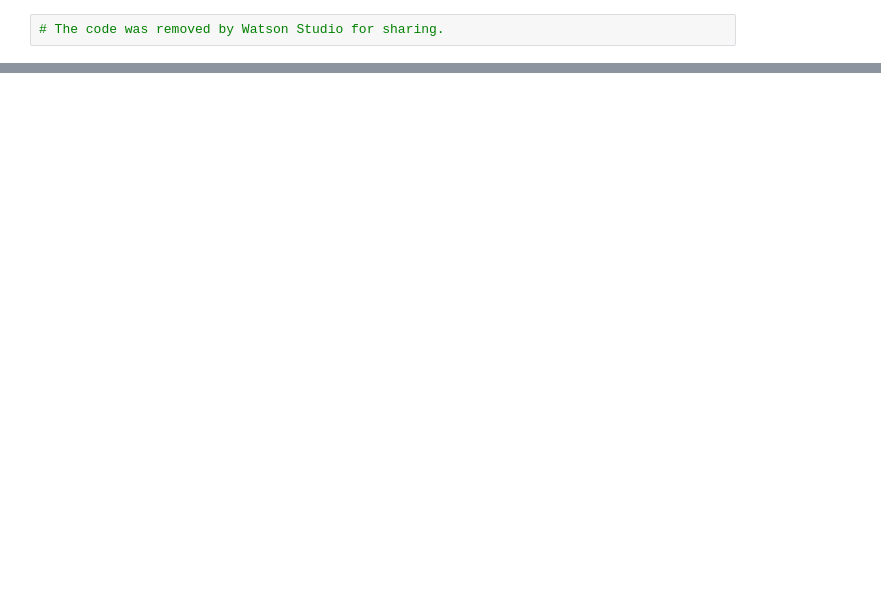
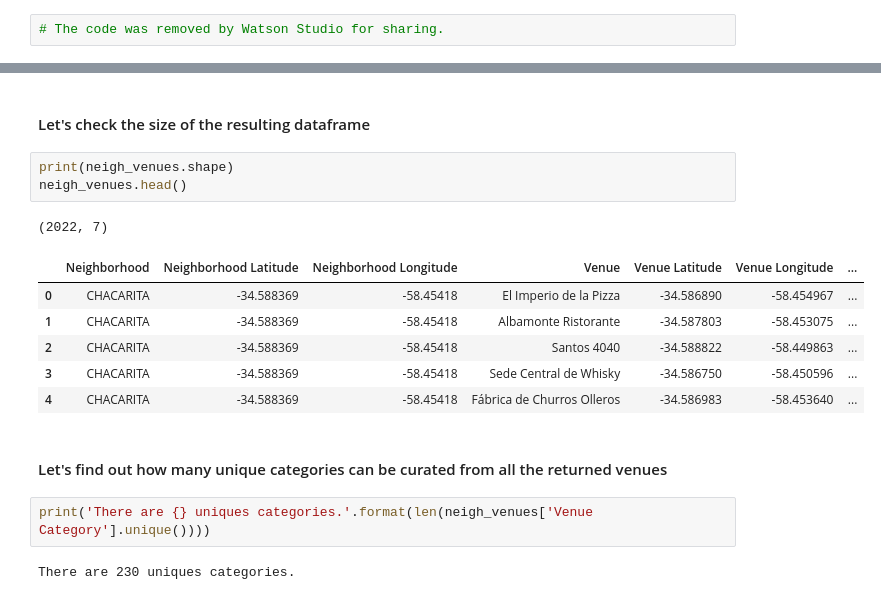
Before and after one commit to FFalcon0/Coursera_Capstone, a Jupyter notebook: Buenos Aires Clustering.ipynb, the cells around one changed output, grey strips where cells are left out. Saved outputs shown, nothing was run; the diff lists cells and outputs as text; blank space fills up the shorter version.

```diff
--- a/Buenos Aires Clustering.ipynb
+++ b/Buenos Aires Clustering.ipynb
@@ -373,0 +383,19 @@ neigh_venues = getNearbyVenues(names=Palermo['Neighborhood'],
+# %% [markdown]
+#### Let's check the size of the resulting dataframe
+# %%
+print(neigh_venues.shape)
+neigh_venues.head()
+# %% [output]
+(2022, 7)
+|  | Neighborhood | Neighborhood Latitude | Neighborhood Longitude | Venue | Venue Latitude | Venue Longitude | ... |
+| 0 | CHACARITA | -34.588369 | -58.45418 | El Imperio de la Pizza | -34.586890 | -58.454967 | ... |
+| 1 | CHACARITA | -34.588369 | -58.45418 | Albamonte Ristorante | -34.587803 | -58.453075 | ... |
+| 2 | CHACARITA | -34.588369 | -58.45418 | Santos 4040 | -34.588822 | -58.449863 | ... |
+| 3 | CHACARITA | -34.588369 | -58.45418 | Sede Central de Whisky | -34.586750 | -58.450596 | ... |
+| 4 | CHACARITA | -34.588369 | -58.45418 | Fábrica de Churros Olleros | -34.586983 | -58.453640 | ... |
+# %% [markdown]
+#### Let's find out how many unique categories can be curated from all the returned venues
+# %%
+print('There are {} uniques categories.'.format(len(neigh_venues['Venue Category'].unique())))
+# %% [output]
+There are 230 uniques categories.
```
Also changed, not shown: parts of 20 cells of this notebook.
